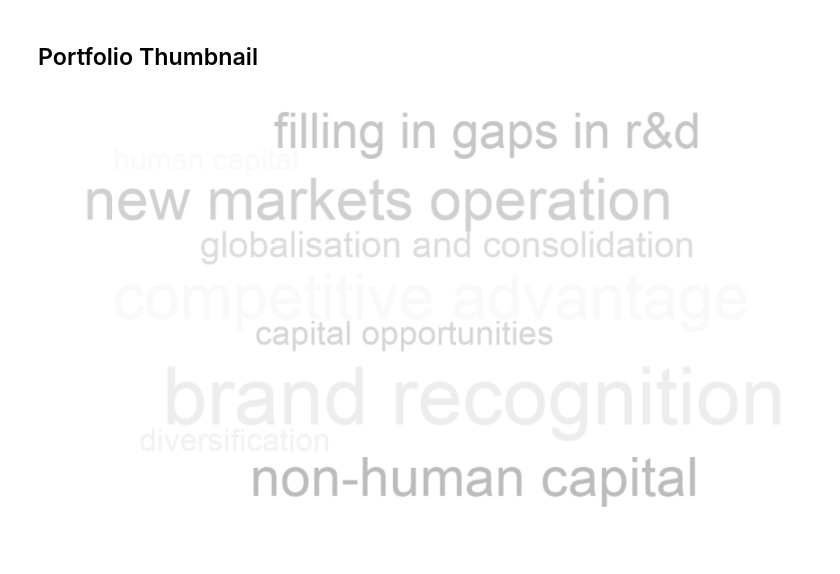
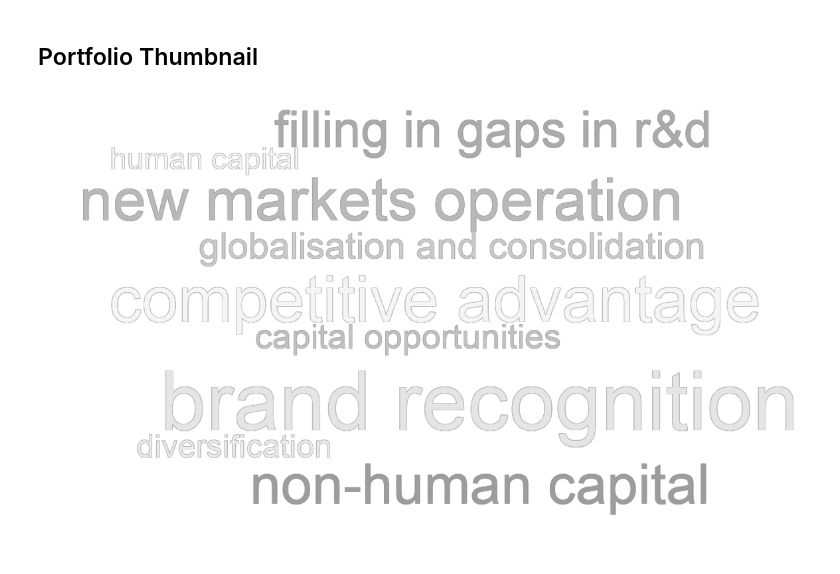
Before and after one commit to Sn0oze/SurveyClouds, a Jupyter notebook: surveyClouds.ipynb, the cells around one changed output. Drawn from its saved outputs; the diff is of its cells as text; code cells hidden in the pictures.

Commit message:
Updated portfolio cloud

```diff
--- a/surveyClouds.ipynb
+++ b/surveyClouds.ipynb
@@ -31,12 +31,12 @@ light_gray = "#afafaf"
 # %%
 LiBlGr = LinearSegmentedColormap.from_list("LiBlGr", [light_blue,light_gray], N=256, gamma=1.0)
 DaBlGr = LinearSegmentedColormap.from_list("DaBlGr", [dark_blue,light_gray], N=256, gamma=1.0)
-WhGr = LinearSegmentedColormap.from_list("DaBlGr", ["#ffffff","#bababa"], N=256, gamma=1.0)
+WhGr = LinearSegmentedColormap.from_list("DaBlGr", ["#ffffff","#999999"], N=256, gamma=1.0)
 # %% [markdown]
 ## Utility Functions
 # %%
 def show_cloud(cloud, title=None, save=False, file_name="cloud.png"):
-    plt.figure(figsize=(20,10))
+    plt.figure(figsize=(20,20))
     plt.imshow(cloud, interpolation="bilinear")
     plt.axis("off")
     plt.title(title)
@@ -290,7 +290,7 @@ portfolio_cloud = WordCloud(
     colormap=WhGr,
     random_state=25,
     mask=mask,
-    background_color=background,
+    background_color=None,
     mode=mode,
     collocations=collocations,
     min_font_size=min_font_size,
@@ -301,6 +301,6 @@ portfolio_cloud = WordCloud(
 # %%
 group, scores = list(scores_dict.items())[0]
 portfolio_cloud.generate_from_frequencies(scores)
-show_cloud(portfolio_cloud, save=True, file_name="images/portfolio_cloud.png")
+show_cloud(portfolio_cloud, save=True, file_name="images/PortfolioCloud.png")
 # %% [output]
-[figure, old version]
+[figure, new version]
```
Also changed, not shown: parts of 2 cells of this notebook, 2 other files.
